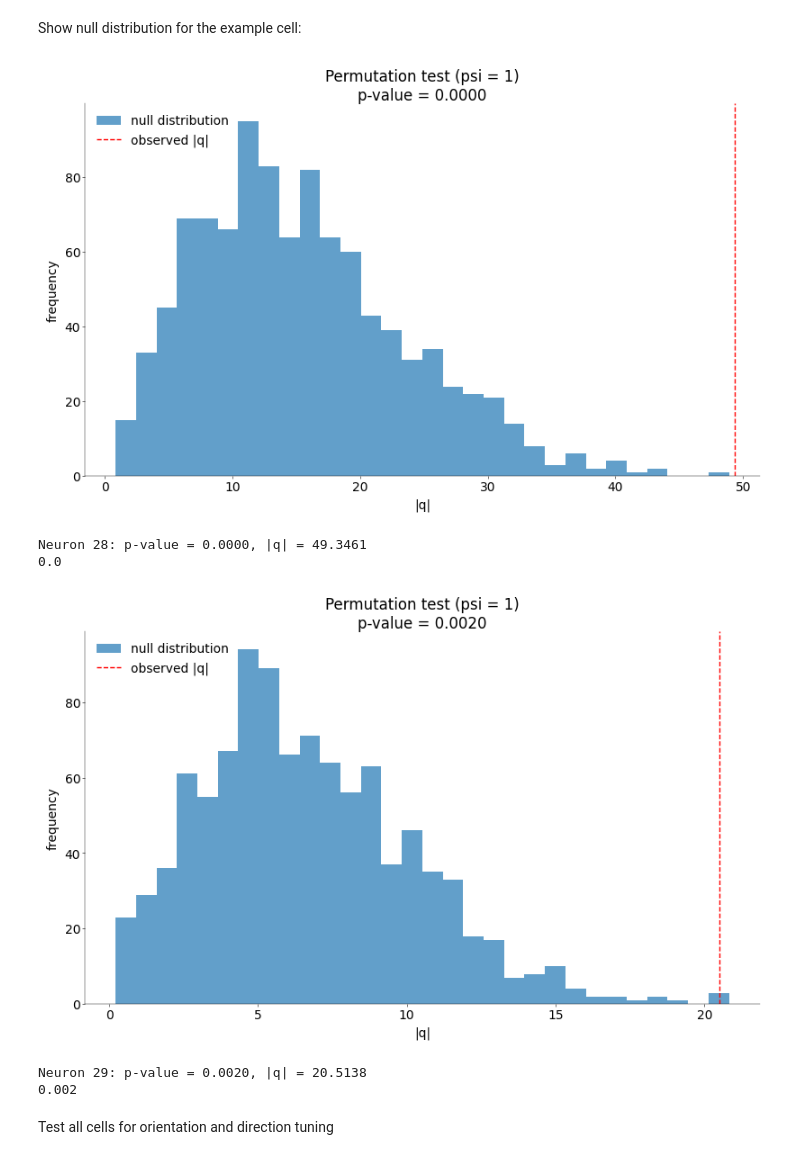
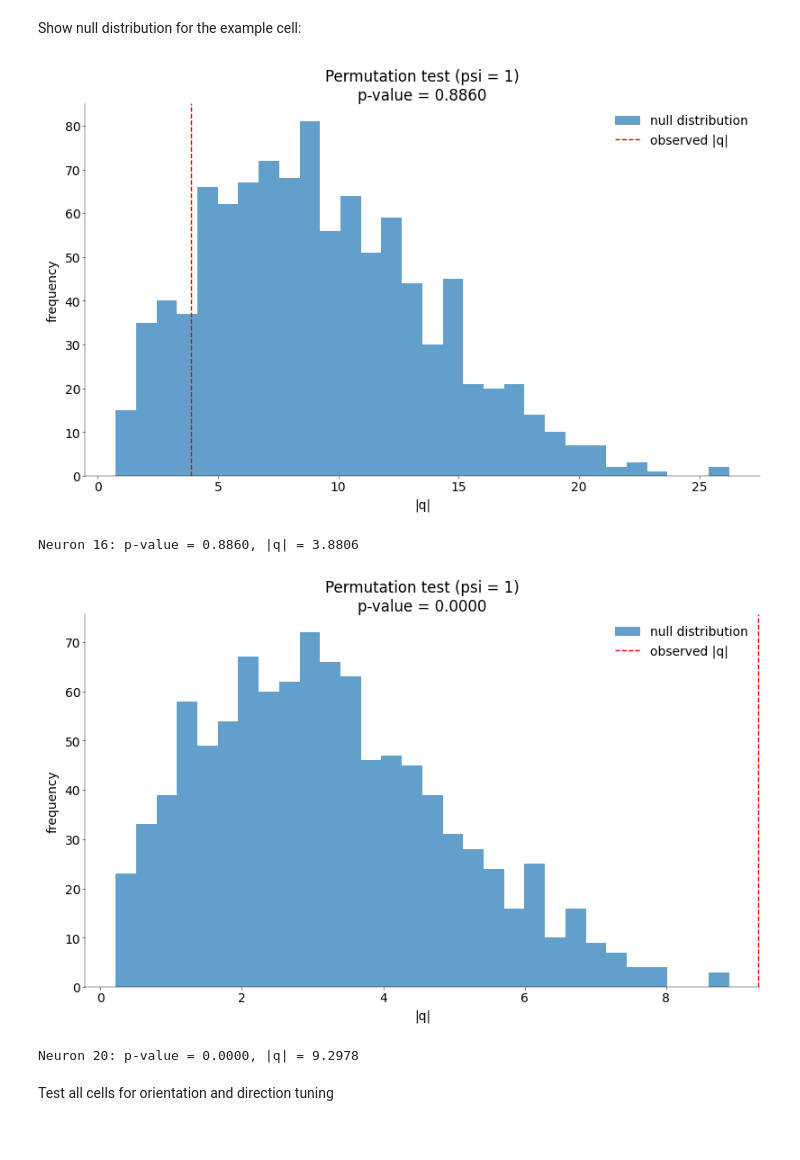
Before and after one commit to SaschaLeander/NeuralDataScience, a Jupyter notebook: notebooks/CodingLab4.ipynb, the cells around one changed output. Drawn from its saved outputs; the diff is of its cells as text; code cells hidden in the pictures.

```diff
--- a/notebooks/CodingLab4.ipynb
+++ b/notebooks/CodingLab4.ipynb
@@ -317,7 +317,7 @@ def plotPSTH(spikes: pd.DataFrame, neuron: int):
 # %% [markdown]
 Plot the same 3 examples you selected in Task 1
 # %%
-neurons = [27, 16, 20]
+neurons = [27, 16, 19]
 for neuron in neurons:
     plotPSTH(spikes, neuron)
 # %% [output]
@@ -710,20 +710,18 @@ Show null distribution for the example cell:
 # %%
 # ---------------------------------------------------------
 # Plot null distributions for example cells 28 & 29. (1 pt)
 # ---------------------------------------------------------
 
-neurons = [28, 29]
+neurons = [16, 20]
 for neuron in neurons:
     dirs, counts = get_data(spikes, neuron)
     p, q, qdistr = testTuning(counts, dirs, show=True)
     print(f"Neuron {neuron}: p-value = {p:.4f}, |q| = {q:.4f}")
 # %% [output]
-[figure, old version]
+[figure, new version]
-Neuron 28: p-value = 0.0000, |q| = 49.3461
-0.0
+Neuron 16: p-value = 0.8860, |q| = 3.8806
-[figure, old version]
+[figure, new version]
-Neuron 29: p-value = 0.0020, |q| = 20.5138
-0.002
+Neuron 20: p-value = 0.0000, |q| = 9.2978
 # %% [markdown]
 Test all cells for orientation and direction tuning
 # %%
```
Also changed, not shown: parts of 7 cells of this notebook.
